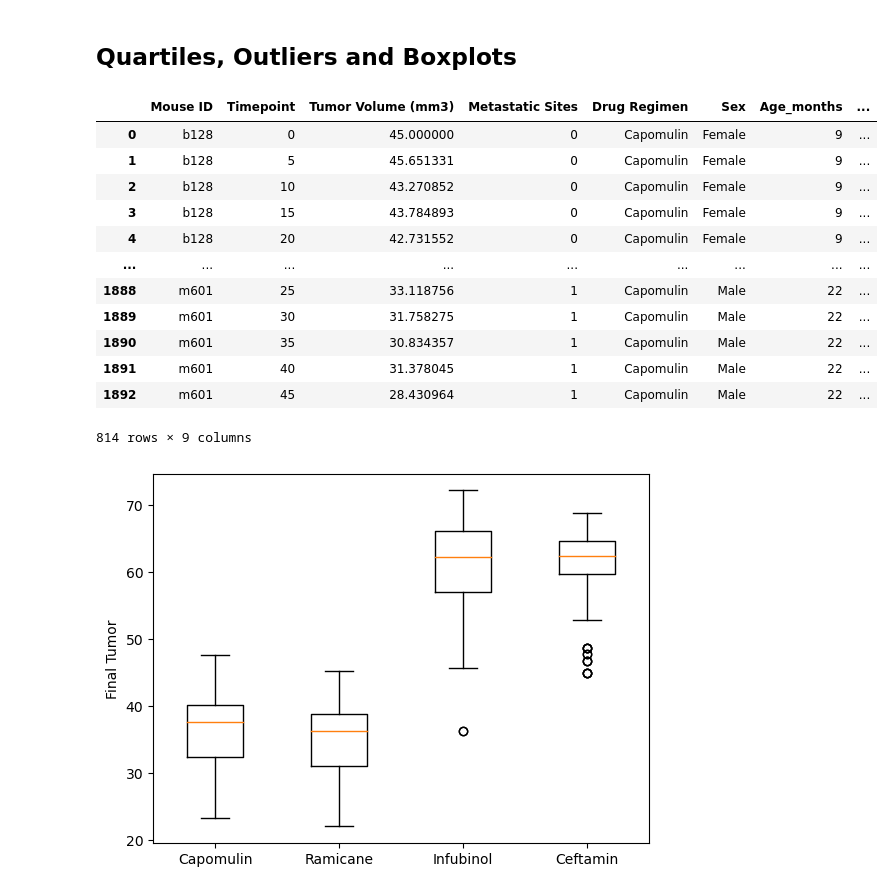
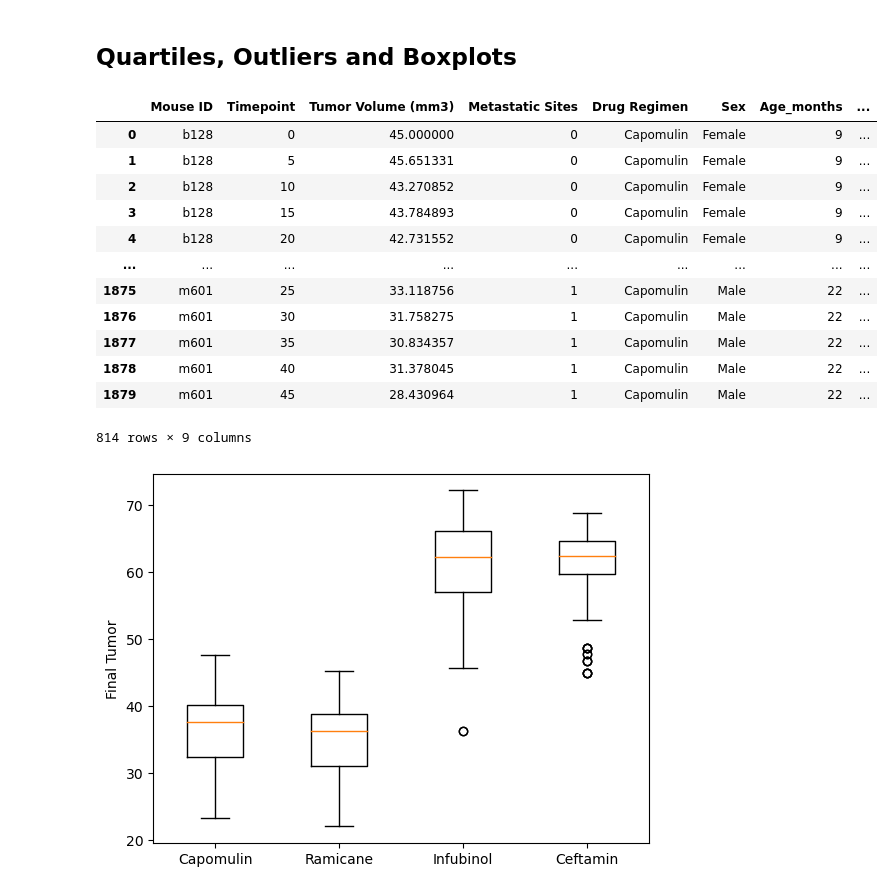
Before and after one commit to azbennett/Pymaceuticals, a Jupyter notebook: pymaceuticals_starter-Copy1.ipynb, the cells around one changed output. Saved outputs shown, nothing was run; the diff lists cells and outputs as text; code cells hidden in the pictures.

```diff
--- a/pymaceuticals_starter-Copy1.ipynb
+++ b/pymaceuticals_starter-Copy1.ipynb
@@ -224,37 +224,37 @@ plt.show()
 # %%
 # Calculate the final tumor volume of each mouse across four of the treatment regimens:
 # Capomulin, Ramicane, Infubinol, and Ceftamin
 
 # Start by getting the last (greatest) timepoint for each mouse
 #idx = research_df.groupby(['Mouse ID'])['Timepoint'].idxmax()
 #print(idx)
 #answer = research_df.loc[idx,'Tumor Volume (mm3)']
 #print(answer)
 
-maxvol_permouse_val = research_df.groupby(['Mouse ID'])['Timepoint'].idxmax()
-max_vol_df = research_df.loc[maxvol_permouse_val][['Mouse ID', 'Tumor Volume (mm3)']]
+maxvol_permouse_val = clean_research_df.groupby(['Mouse ID'])['Timepoint'].idxmax()
+max_vol_df = clean_research_df.loc[maxvol_permouse_val][['Mouse ID', 'Tumor Volume (mm3)']]
 
 # Merge this group df with the original DataFrame to get the tumor volume at the last timepoint
 
-merged_df = pd.merge(research_df, max_vol_df, on='Mouse ID', suffixes=('', '_x'))
+merged_df = pd.merge(clean_research_df, max_vol_df, on='Mouse ID', suffixes=('', '_x'))
 merged_df.rename(columns={'Tumor Volume (mm3)_x':'Final Tumor Volume (mm3)'}, inplace=True)
 #merged_df
 
 final_four = merged_df[merged_df['Drug Regimen'].isin(['Capomulin', 'Ramicane', 'Infubinol', 'Ceftamin'])]
 final_four
 # %% [output]
 |  | Mouse ID | Timepoint | Tumor Volume (mm3) | Metastatic Sites | Drug Regimen | Sex | Age_months | ... |
 | 0 | b128 | 0 | 45.000000 | 0 | Capomulin | Female | 9 | ... |
 | 1 | b128 | 5 | 45.651331 | 0 | Capomulin | Female | 9 | ... |
 | 2 | b128 | 10 | 43.270852 | 0 | Capomulin | Female | 9 | ... |
 | 3 | b128 | 15 | 43.784893 | 0 | Capomulin | Female | 9 | ... |
 | 4 | b128 | 20 | 42.731552 | 0 | Capomulin | Female | 9 | ... |
 | ... | ... | ... | ... | ... | ... | ... | ... | ... |
-| 1888 | m601 | 25 | 33.118756 | 1 | Capomulin | Male | 22 | ... |
-| 1889 | m601 | 30 | 31.758275 | 1 | Capomulin | Male | 22 | ... |
-| 1890 | m601 | 35 | 30.834357 | 1 | Capomulin | Male | 22 | ... |
-| 1891 | m601 | 40 | 31.378045 | 1 | Capomulin | Male | 22 | ... |
-| 1892 | m601 | 45 | 28.430964 | 1 | Capomulin | Male | 22 | ... |
+| 1875 | m601 | 25 | 33.118756 | 1 | Capomulin | Male | 22 | ... |
+| 1876 | m601 | 30 | 31.758275 | 1 | Capomulin | Male | 22 | ... |
+| 1877 | m601 | 35 | 30.834357 | 1 | Capomulin | Male | 22 | ... |
+| 1878 | m601 | 40 | 31.378045 | 1 | Capomulin | Male | 22 | ... |
+| 1879 | m601 | 45 | 28.430964 | 1 | Capomulin | Male | 22 | ... |
 814 rows × 9 columns
 # %%
 #capomulin_data = final_four.loc[final_four['Drug Regimen'] == 'Capomulin']
```
Also changed, not shown: parts of 1 cell of this notebook.
